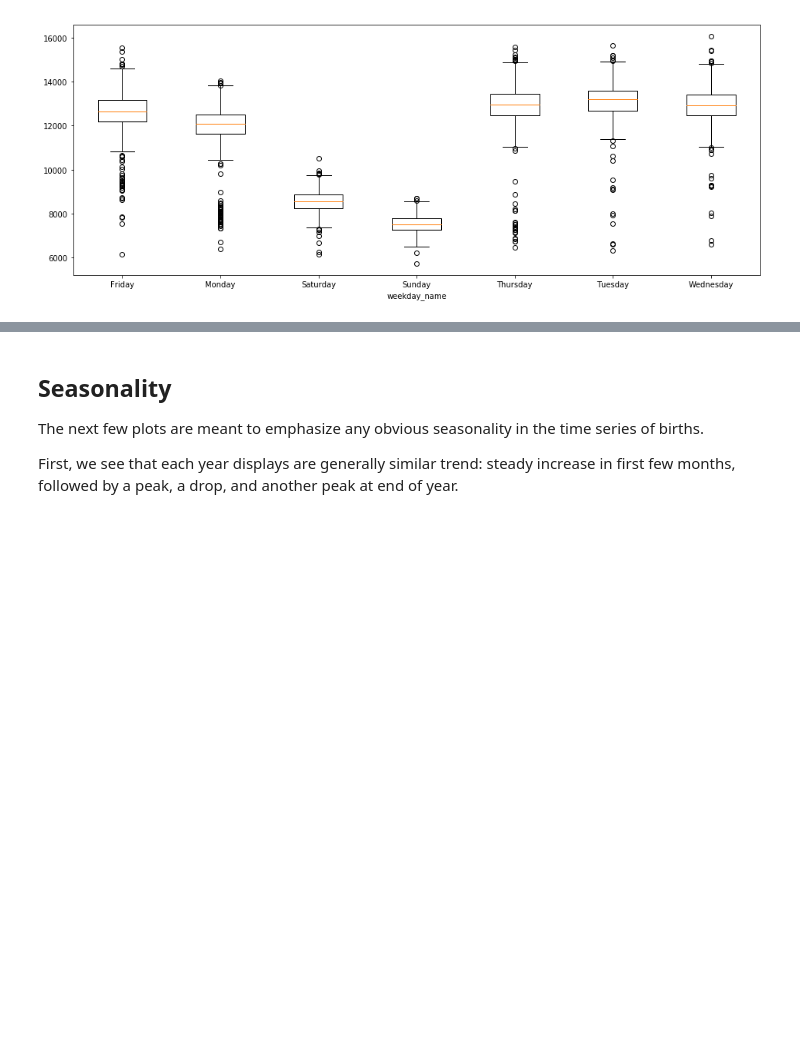
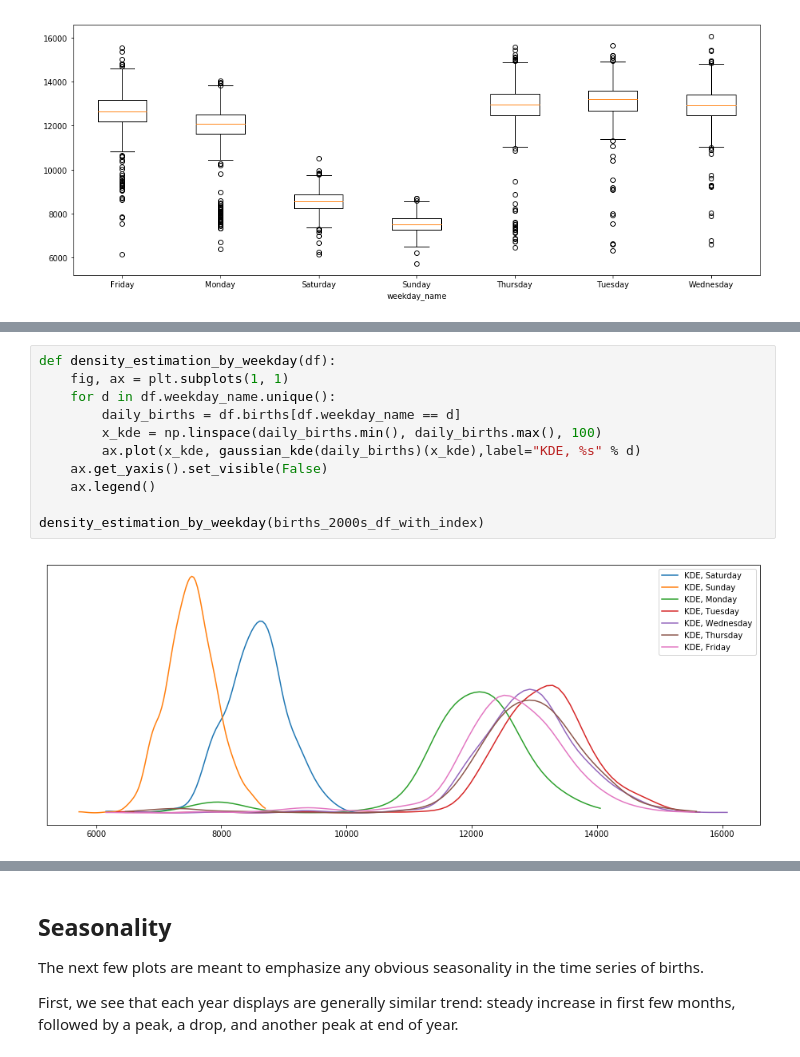
Before and after one commit to inon-peled/dtu_bda_project, a Jupyter notebook: bda_project_us_births.ipynb, the cells around one changed output, grey strips where cells are left out. Drawn from its saved outputs; the diff is of its cells as text; blank space fills up the shorter version.

```diff
--- a/bda_project_us_births.ipynb
+++ b/bda_project_us_births.ipynb
@@ -76,0 +107,13 @@ for time_dimension in ('year', 'month', 'weekday_name'):
+# %%
+def density_estimation_by_weekday(df):
+    fig, ax = plt.subplots(1, 1)
+    for d in df.weekday_name.unique():
+        daily_births = df.births[df.weekday_name == d]
+        x_kde = np.linspace(daily_births.min(), daily_births.max(), 100)
+        ax.plot(x_kde, gaussian_kde(daily_births)(x_kde),label="KDE, %s" % d)
+    ax.get_yaxis().set_visible(False)
+    ax.legend()
+
+density_estimation_by_weekday(births_2000s_df_with_index)
+# %% [output]
+[figure, added]
```
Also changed, not shown: parts of 6 cells of this notebook.
